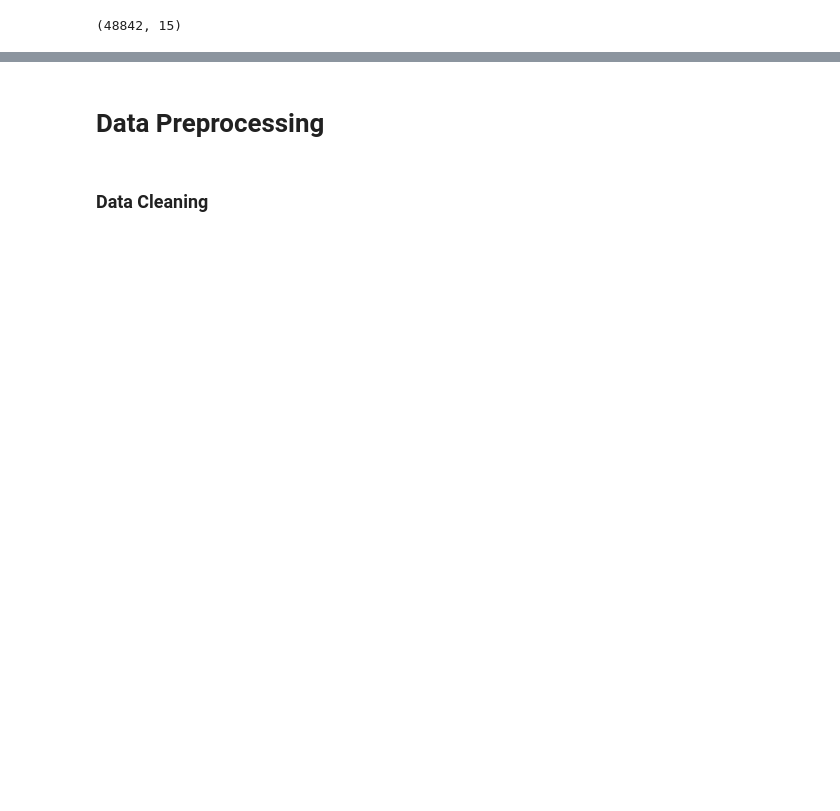
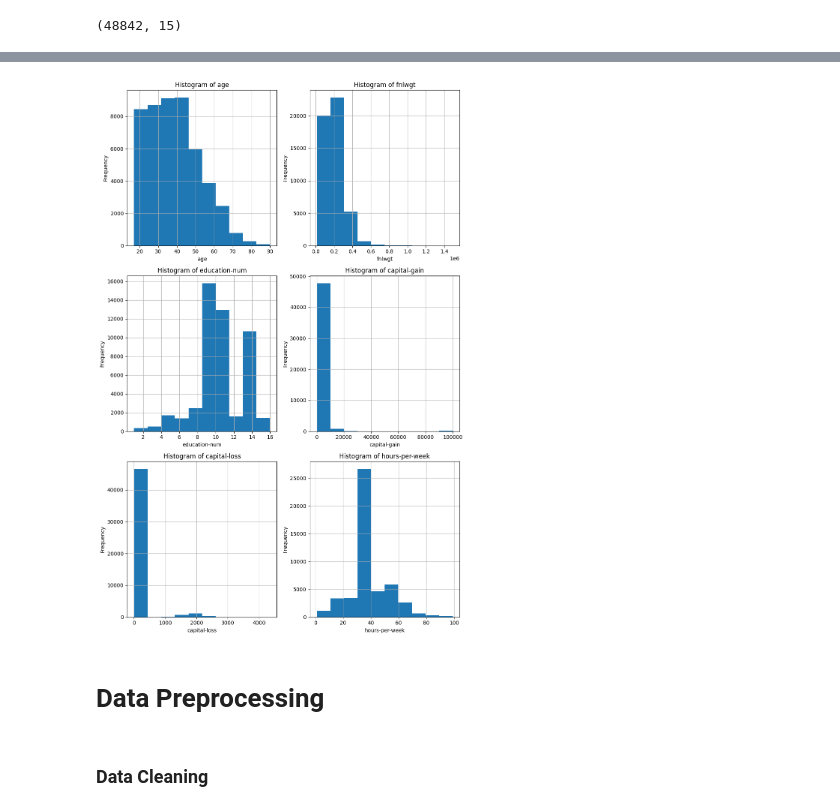
Before and after one commit to YasiniK/Census-Income-Prediction, a Jupyter notebook: DataPreprocessing.ipynb, the cells around one changed output, grey strips where cells are left out. Drawn from its saved outputs; the diff is of its cells as text; code cells hidden in the pictures; blank space fills up the shorter version.

```diff
--- a/DataPreprocessing.ipynb
+++ b/DataPreprocessing.ipynb
@@ -28,0 +77,5 @@ df.shape
+# %%
+# Get Catogerical Columns
+for col in df.columns:
+    if df[col].dtype == 'object':
+        print(col)
@@ -28,0 +92,6 @@ df.shape
+# %%
+# Get Numerical Columns
+print("Numerical Columns: ")
+for col in df.columns:
+    if df[col].dtype == 'int64':
+        print(col)
@@ -28,0 +106,6 @@ df.shape
+# %%
+# Get value counts of categorical columns
+for col in df:
+    if df[col].dtype == 'object':
+        print(df[col].value_counts())
+        print()
@@ -29,3 +130,22 @@ df.shape
+# %%
+# Get value counts of numerical columns
+numerical_columns = df.select_dtypes(include=['int64']).columns
+
+fig, axes = plt.subplots(nrows = 3, ncols = 2, figsize = (10, 15))
+
+axes = axes.flatten()
+
+
+for i, col in enumerate(numerical_columns):
+    df[col].hist(ax=axes[i])
+    axes[i].set_title(f'Histogram of {col}')
+    axes[i].set_xlabel(col)
+    axes[i].set_ylabel('Frequency')
+
+plt.tight_layout()
+plt.show()
+# %% [output]
+[figure, added]
 # %%
 #Saving dataset to csv file
 df.to_csv('Dataset/adult.csv', index=False)
```
Also changed, not shown: parts of 13 cells of this notebook.
